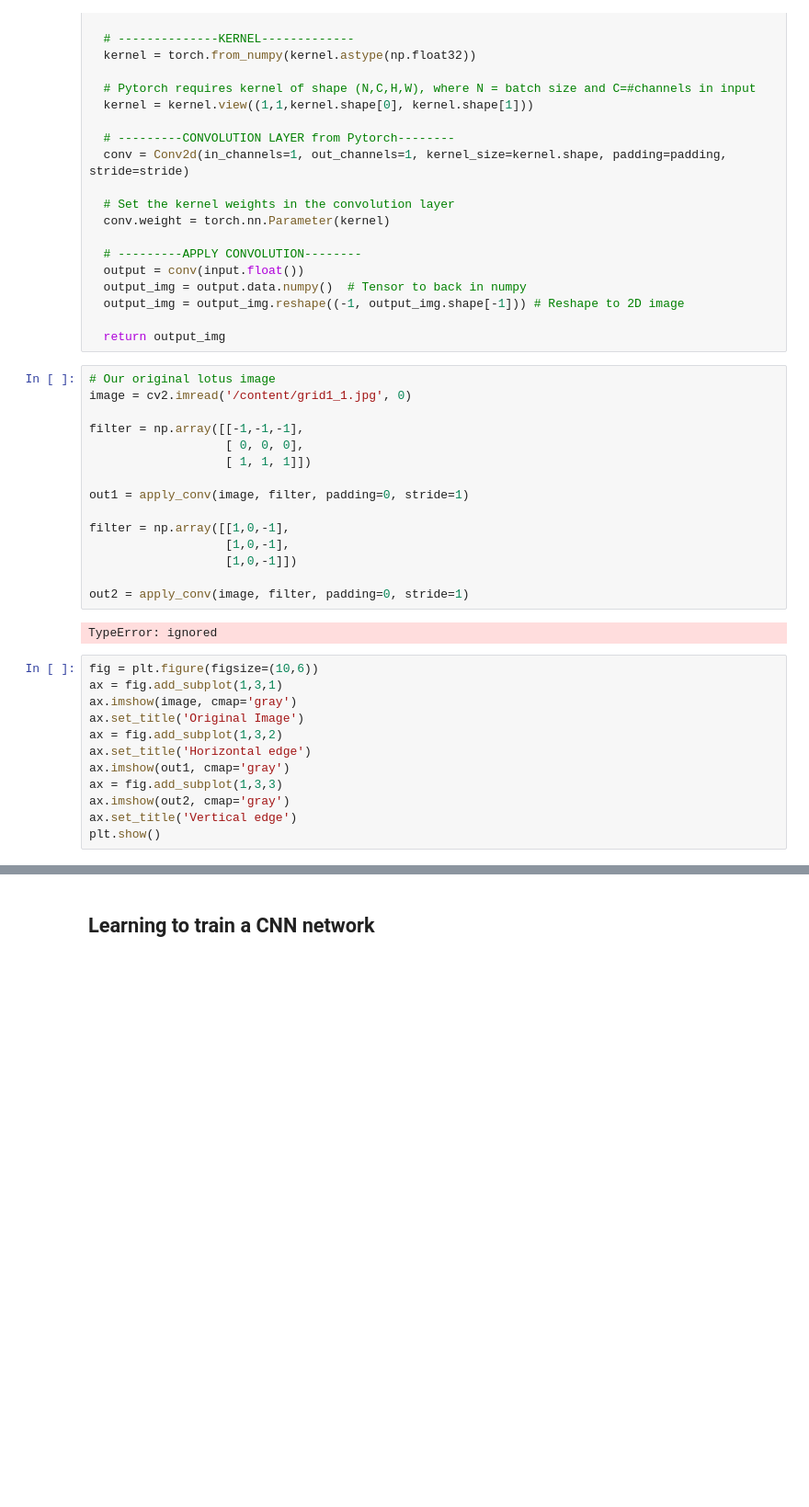
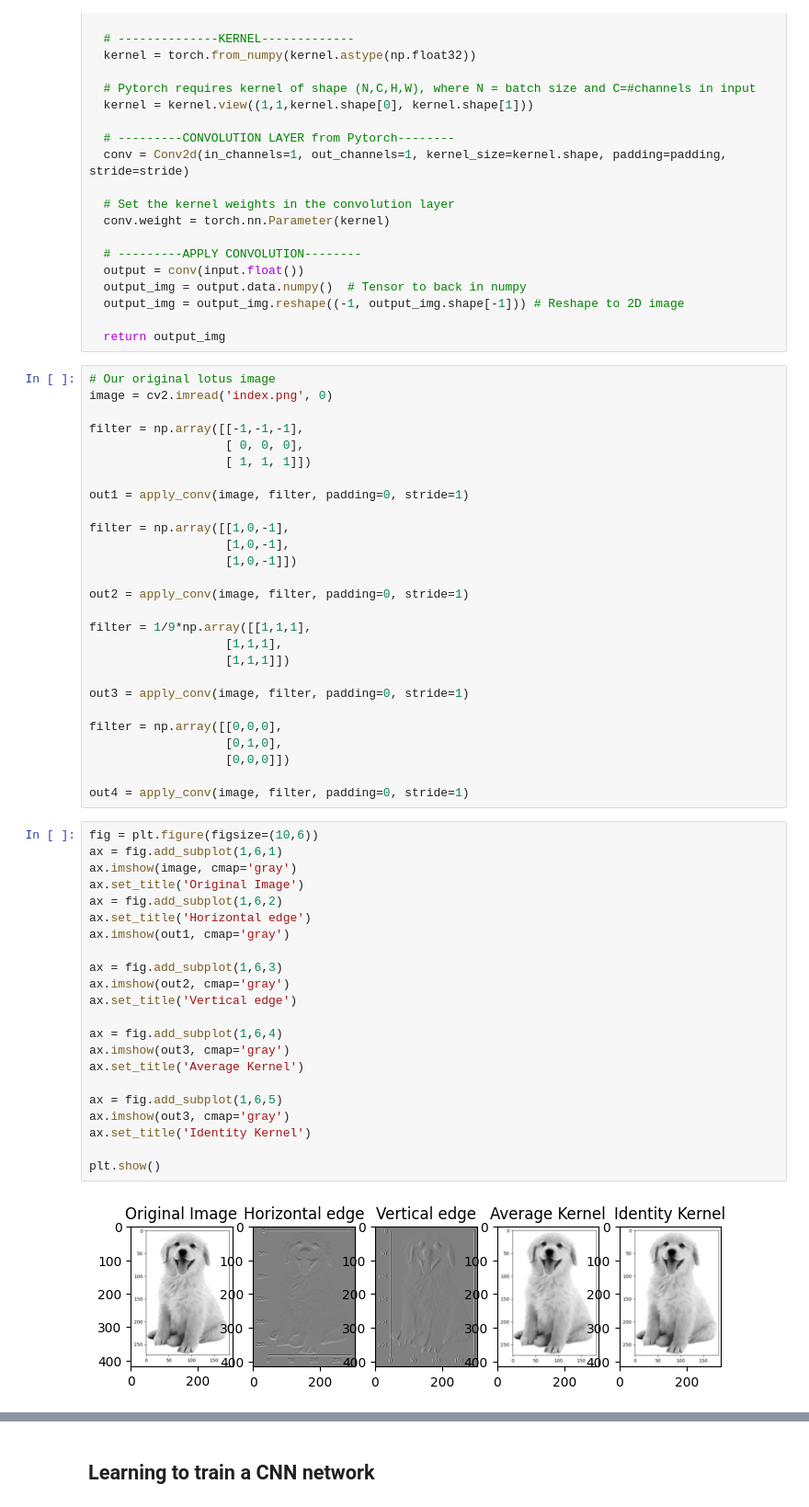
Before and after one commit to iiithat/AIMLtraining_AT, a Jupyter notebook: Day_1_CNN.ipynb, the cells around one changed output, grey strips where cells are left out. Shown at 92% size. Cells and saved outputs as stored; diff of their text form; blank space fills up the shorter version.

```diff
--- a/Day_1_CNN.ipynb
+++ b/Day_1_CNN.ipynb
@@ -107,7 +107,7 @@ def apply_conv(image, kernel, padding=0, stride=1):
   return output_img
 # %%
 # Our original lotus image
-image = cv2.imread('/content/grid1_1.jpg', 0)
+image = cv2.imread('index.png', 0)
 
 filter = np.array([[-1,-1,-1],
                    [ 0, 0, 0],
@@ -120,20 +120,42 @@ filter = np.array([[1,0,-1],
                    [1,0,-1]])
 
 out2 = apply_conv(image, filter, padding=0, stride=1)
+
+filter = 1/9*np.array([[1,1,1],
+                   [1,1,1],
+                   [1,1,1]])
+
+out3 = apply_conv(image, filter, padding=0, stride=1)
+
+filter = np.array([[0,0,0],
+                   [0,1,0],
+                   [0,0,0]])
+
+out4 = apply_conv(image, filter, padding=0, stride=1)
-# %% [output]
-TypeError: ignored
 # %%
 fig = plt.figure(figsize=(10,6))
-ax = fig.add_subplot(1,3,1)
+ax = fig.add_subplot(1,6,1)
 ax.imshow(image, cmap='gray')
 ax.set_title('Original Image')
-ax = fig.add_subplot(1,3,2)
+ax = fig.add_subplot(1,6,2)
 ax.set_title('Horizontal edge')
 ax.imshow(out1, cmap='gray')
-ax = fig.add_subplot(1,3,3)
+
+ax = fig.add_subplot(1,6,3)
 ax.imshow(out2, cmap='gray')
 ax.set_title('Vertical edge')
+
+ax = fig.add_subplot(1,6,4)
+ax.imshow(out3, cmap='gray')
+ax.set_title('Average Kernel')
+
+ax = fig.add_subplot(1,6,5)
+ax.imshow(out3, cmap='gray')
+ax.set_title('Identity Kernel')
+
 plt.show()
+# %% [output]
+[figure, added]
 # %% [markdown]
 ## Pooling Layers
 
```
Also changed, not shown: parts of 5 cells of this notebook.
